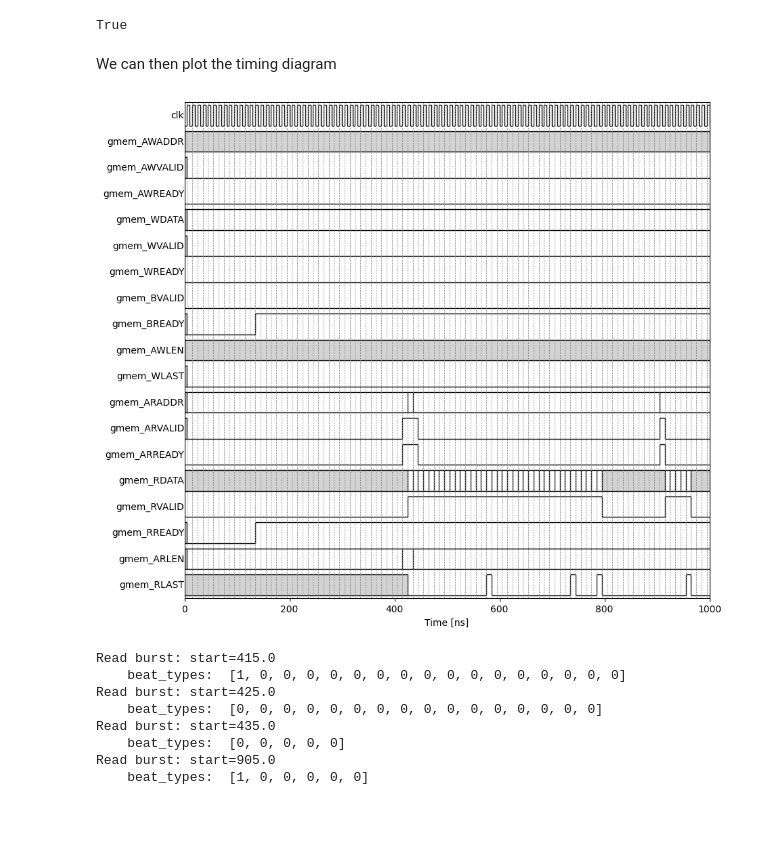
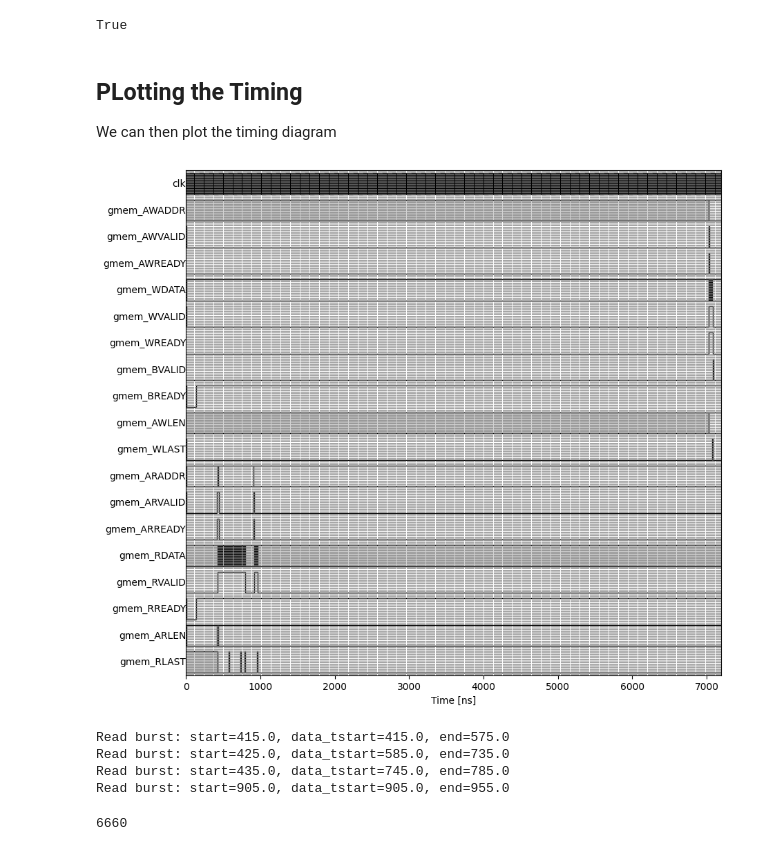
Before and after one commit to sdrangan/pysilicon, a Jupyter notebook: examples/histogram/view_timing.ipynb, the cells around one changed output. Cells and saved outputs as stored; diff of their text form; code cells hidden in the pictures; blank space fills up the shorter version.

```diff
--- a/examples/histogram/view_timing.ipynb
+++ b/examples/histogram/view_timing.ipynb
@@ -74,33 +74,35 @@ clk_sig = vp.add_clock_signal()
 # Get the AXI4 signals
 aximm_sigs, aximm_bw = vp.add_aximm_signals(prefix=prefix, dir='both', lite_only=False, short_name_prefix='gmem_')
 # %% [markdown]
+## PLotting the Timing
+
 We can then plot the timing diagram
 # %%
 # Get the timing signals
 sig_list = vp.get_td_signals()
 
 # Create the timing diagram
 td = TimingDiagram()
 td.add_signals(sig_list)
-trange = [0,1000]
+trange = None  #[0,1000]
 ax = td.plot_signals(add_clk_grid=True, trange=trange,
                 text_scale_factor=1e4, text_mode='never')
 _ = ax.set_xlabel('Time [ns]')
 # %% [output]
-[figure, old version]
+[figure, new version]
 # %%
 write_bursts, read_bursts, clk_period = vp.extract_aximm_bursts(clk_name=clk_sig, aximm_sigs=aximm_sigs)
 
 len(read_bursts)
 for burst in read_bursts:
-    print(f"Read burst: start={burst['tstart']}")
-    print("    beat_types: ", burst['beat_type'])
+    print(f"Read burst: start={burst['tstart']}, data_tstart={burst['data_tstart']}, data_tend={burst['data_tend']}")
+    #print("    beat_types: ", burst['beat_type'])
 # %% [output]
-Read burst: start=415.0
-    beat_types:  [1, 0, 0, 0, 0, 0, 0, 0, 0, 0, 0, 0, 0, 0, 0, 0, 0]
-Read burst: start=425.0
-    beat_types:  [0, 0, 0, 0, 0, 0, 0, 0, 0, 0, 0, 0, 0, 0, 0, 0]
-Read burst: start=435.0
-    beat_types:  [0, 0, 0, 0, 0]
-Read burst: start=905.0
-    beat_types:  [1, 0, 0, 0, 0, 0]
+Read burst: start=415.0, data_tstart=415.0, end=575.0
+Read burst: start=425.0, data_tstart=585.0, end=735.0
+Read burst: start=435.0, data_tstart=745.0, end=785.0
+Read burst: start=905.0, data_tstart=905.0, end=955.0
+# %%
+37*(43-32+7)*10
+# %% [output]
+6660
```
Also changed, not shown: 21 other files.
